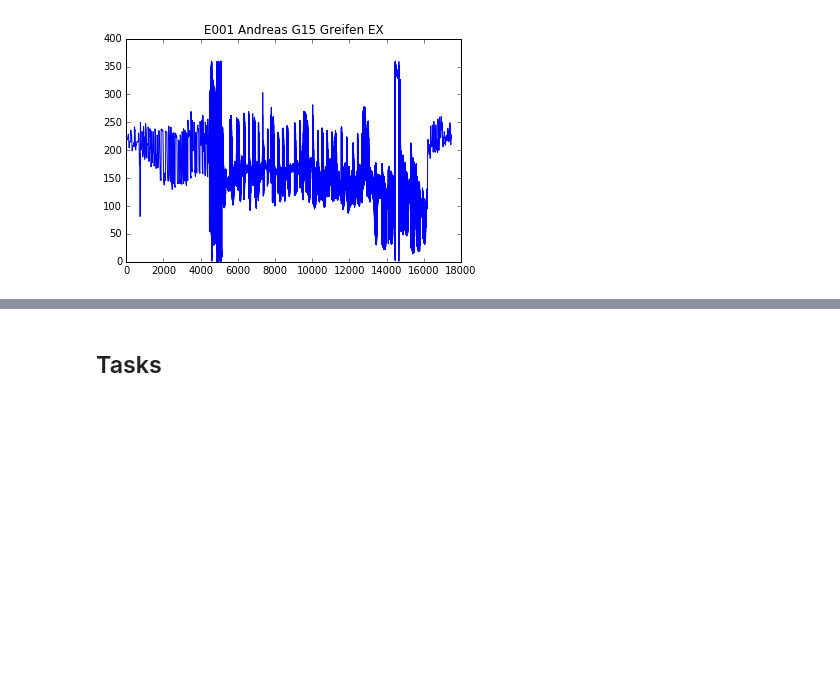
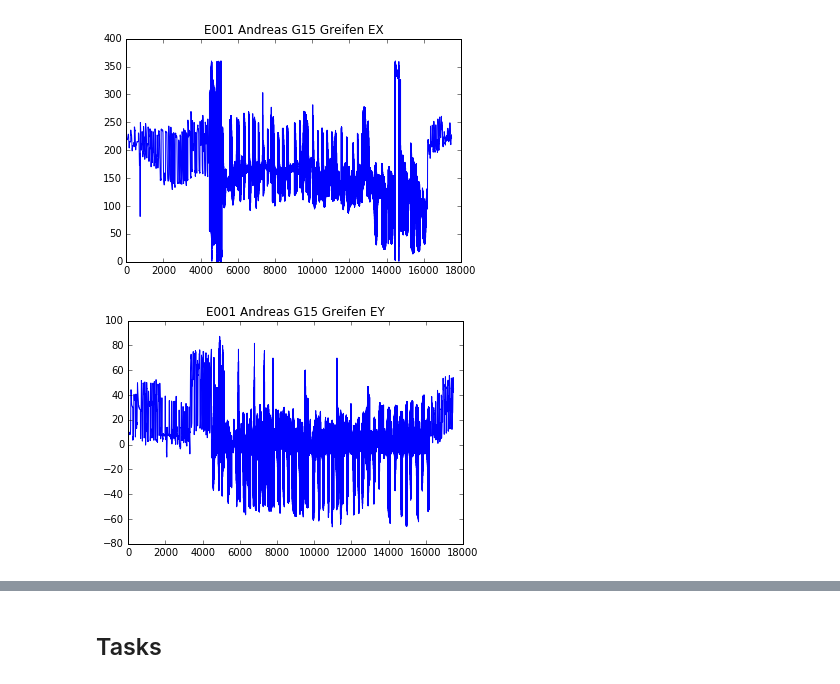
Before and after one commit to Make-O-Matic/MOM-Engine, a Jupyter notebook: data_preprocess.ipynb, the cells around one changed output, grey strips where cells are left out. Saved outputs shown, nothing was run; the diff lists cells and outputs as text; code cells hidden in the pictures; blank space fills up the shorter version.

```diff
--- a/data_preprocess.ipynb
+++ b/data_preprocess.ipynb
@@ -227,3 +352,8 @@ var = 'EX'
 myplot(var)
 # %% [output]
 [figure]
+# %%
+var = 'EY'
+myplot(var)
+# %% [output]
+[figure, added]
```
Also changed, not shown: parts of 13 cells of this notebook.
